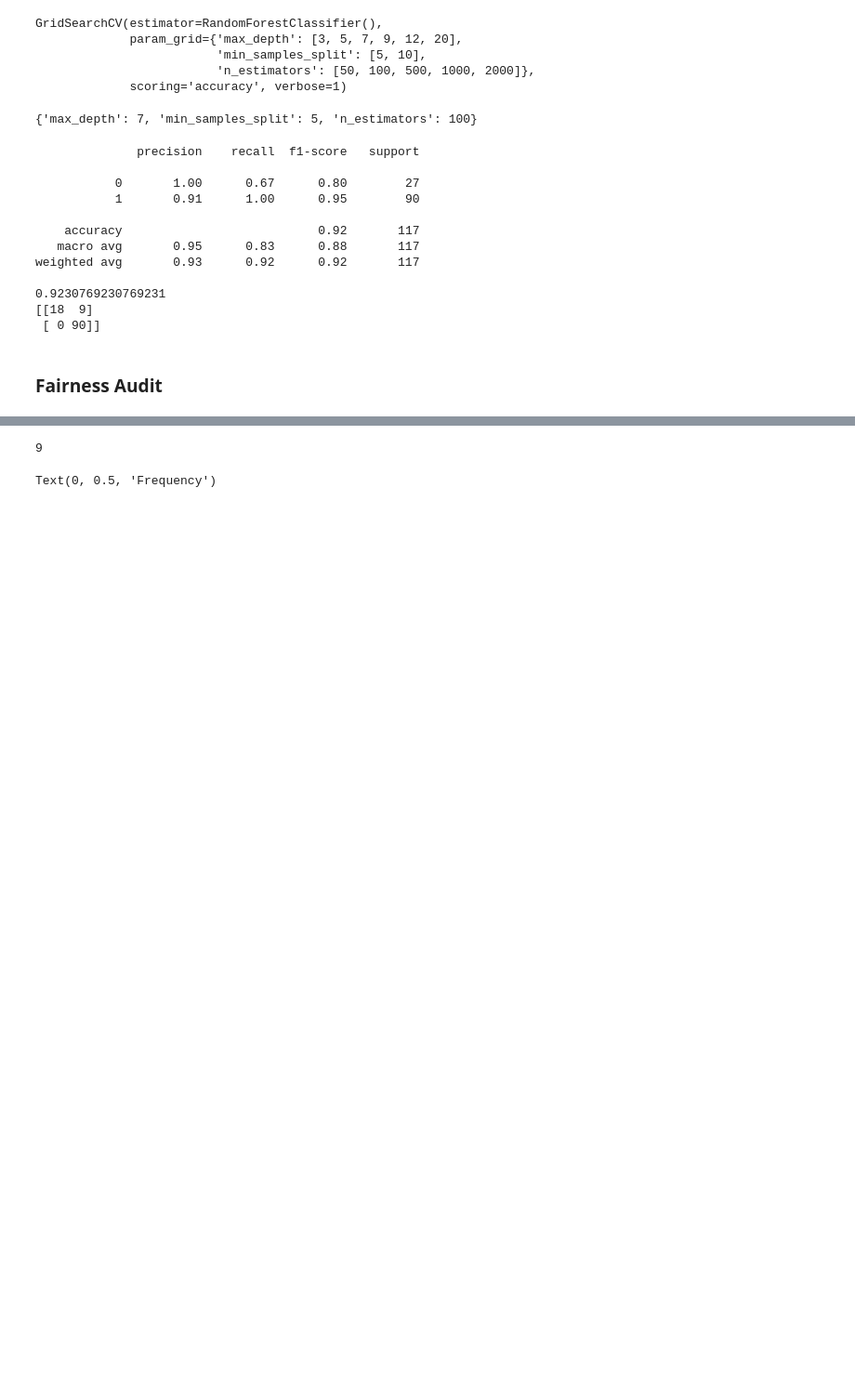
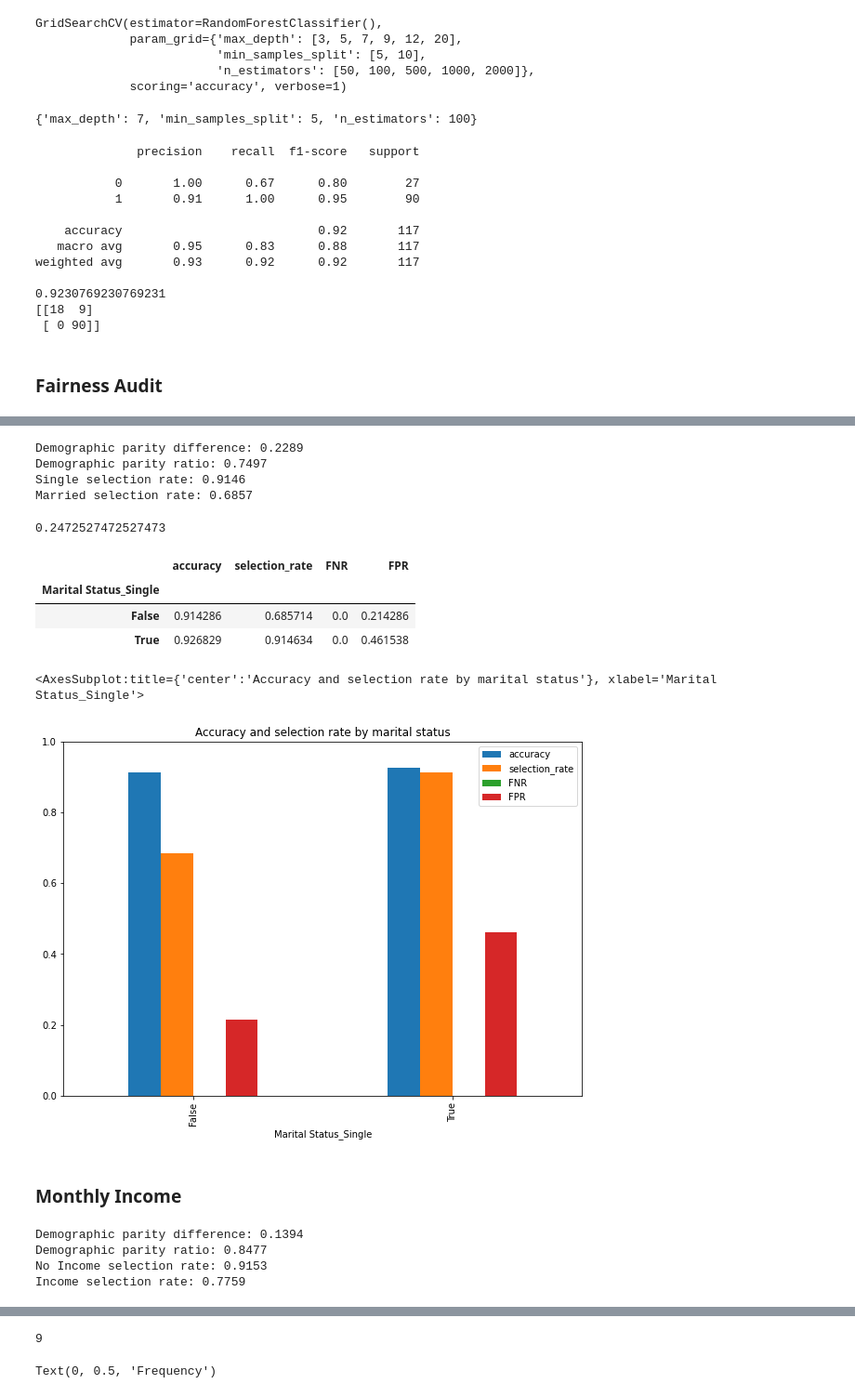
Before and after one commit to shreemayisonti7/fairness_audit, a Jupyter notebook: improved_model.ipynb, the cells around one changed output, grey strips where cells are left out. Shown at 93% size. Saved outputs shown, nothing was run; the diff lists cells and outputs as text; code cells hidden in the pictures; blank space fills up the shorter version.

```diff
--- a/improved_model.ipynb
+++ b/improved_model.ipynb
@@ -278,0 +341,77 @@ from fairlearn.metrics import false_negative_rate, false_positive_rate
+# %%
+#compute demographic parity difference and demographic parity ratio
+demo_parity_diff = demographic_parity_difference(y_test, y_pred, sensitive_features=X_test['Marital Status_Single'])
+demo_parity_ratio = demographic_parity_ratio(y_test, y_pred, sensitive_features=X_test['Marital Status_Single'])
+
+print(f'Demographic parity difference: {demo_parity_diff:.4f}')
+print(f'Demographic parity ratio: {demo_parity_ratio:.4f}')
+
+#compute selection rate for singles and married
+single_selection_rate = selection_rate(y_test[X_test['Marital Status_Single']==1], y_pred[X_test['Marital Status_Single']==1])
+married_selection_rate = selection_rate(y_test[X_test['Marital Status_Single']==0], y_pred[X_test['Marital Status_Single']==0])
+
+print(f'Single selection rate: {single_selection_rate:.4f}')
+print(f'Married selection rate: {married_selection_rate:.4f}')
+# %% [output]
+Demographic parity difference: 0.2289
+Demographic parity ratio: 0.7497
+Single selection rate: 0.9146
+Married selection rate: 0.6857
+# %%
+print(equalized_odds_difference(y_test,
+                               y_pred,
+                               sensitive_features= X_test['Marital Status_Single']))
+# %% [output]
+0.2472527472527473
+# %%
+sensitive_feature_maritalstatus = X_test['Marital Status_Single']
+
+#evaluation metrics
+metrics = {'accuracy': accuracy_score,
+           'selection_rate': selection_rate,
+           'FNR': false_negative_rate,
+           'FPR': false_positive_rate
+           }
+
+grouped_on_maritalstatus = MetricFrame(metrics=metrics,
+                             y_true=y_test,
+                             y_pred=y_pred,
+                        sensitive_features=sensitive_feature_maritalstatus)
+# %%
+grouped_on_maritalstatus.by_group
+# %% [output]
+|  | accuracy | selection_rate | FNR | FPR |
+| Marital Status_Single |  |  |  |  |
+| False | 0.914286 | 0.685714 | 0.0 | 0.214286 |
+| True | 0.926829 | 0.914634 | 0.0 | 0.461538 |
+# %%
+grouped_on_maritalstatus.by_group.plot.bar(
+    subplots=False,
+    figsize=(10, 7),
+    ylim=[0,1],
+    title="Accuracy and selection rate by marital status",
+    )
+# %% [output]
+<AxesSubplot:title={'center':'Accuracy and selection rate by marital status'}, xlabel='Marital Status_Single'>
+[figure, added]
+# %% [markdown]
+### Monthly Income
+# %%
+#compute demographic parity difference and demographic parity ratio
+demo_parity_diff = demographic_parity_difference(y_test, y_pred, sensitive_features=X_test['Monthly Income_No Income'])
+demo_parity_ratio = demographic_parity_ratio(y_test, y_pred, sensitive_features=X_test['Monthly Income_No Income'])
+
+print(f'Demographic parity difference: {demo_parity_diff:.4f}')
+print(f'Demographic parity ratio: {demo_parity_ratio:.4f}')
+
+#compute selection rate for singles and married
+noIncome_selection_rate = selection_rate(y_test[X_test['Monthly Income_No Income']==1], y_pred[X_test['Monthly Income_No Income']==1])
+Income_selection_rate = selection_rate(y_test[X_test['Monthly Income_No Income']==0], y_pred[X_test['Monthly Income_No Income']==0])
+
+print(f'No Income selection rate: {noIncome_selection_rate:.4f}')
+print(f'Income selection rate: {Income_selection_rate:.4f}')
+# %% [output]
+Demographic parity difference: 0.1394
+Demographic parity ratio: 0.8477
+No Income selection rate: 0.9153
+Income selection rate: 0.7759
```
Also changed, not shown: parts of 45 cells of this notebook, 1 other file.
